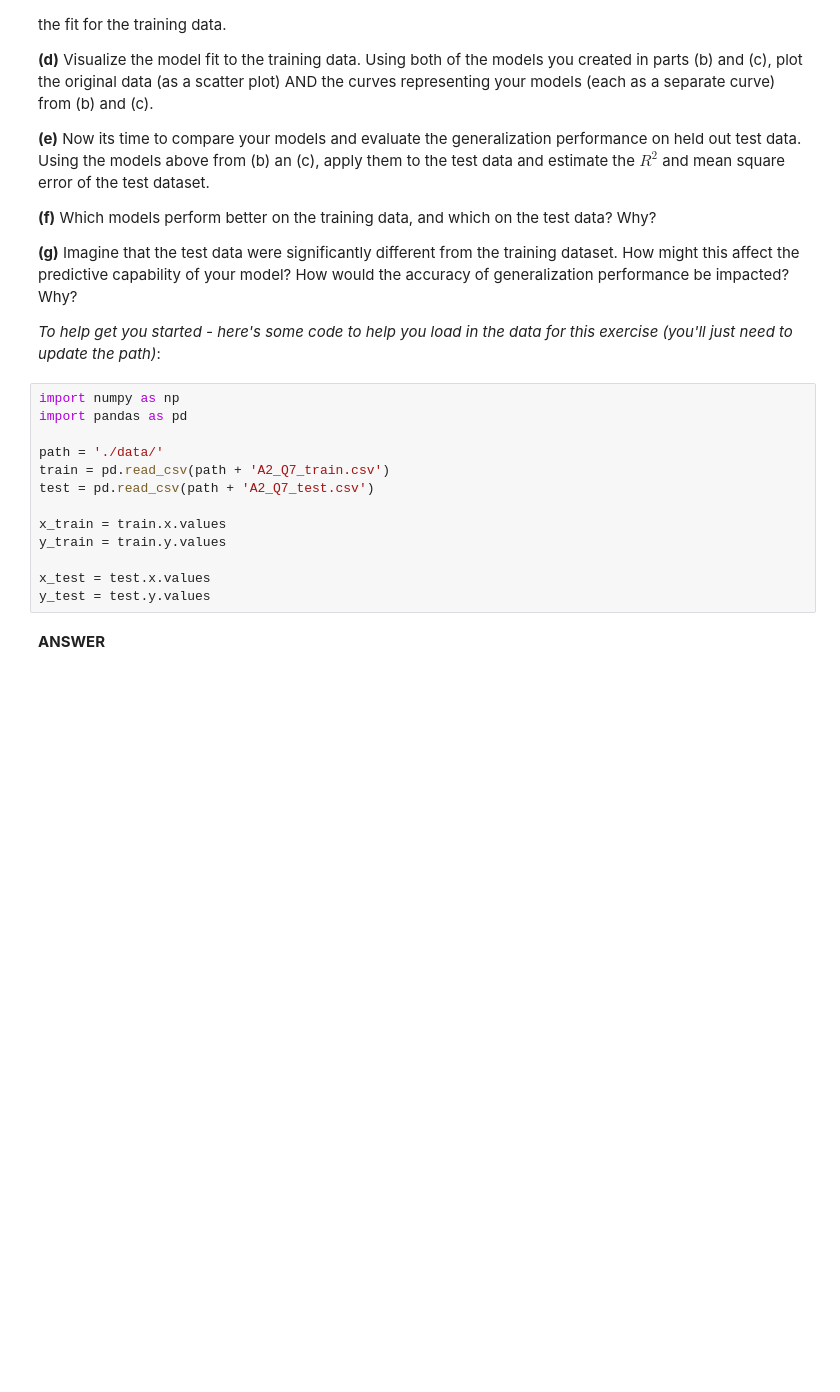
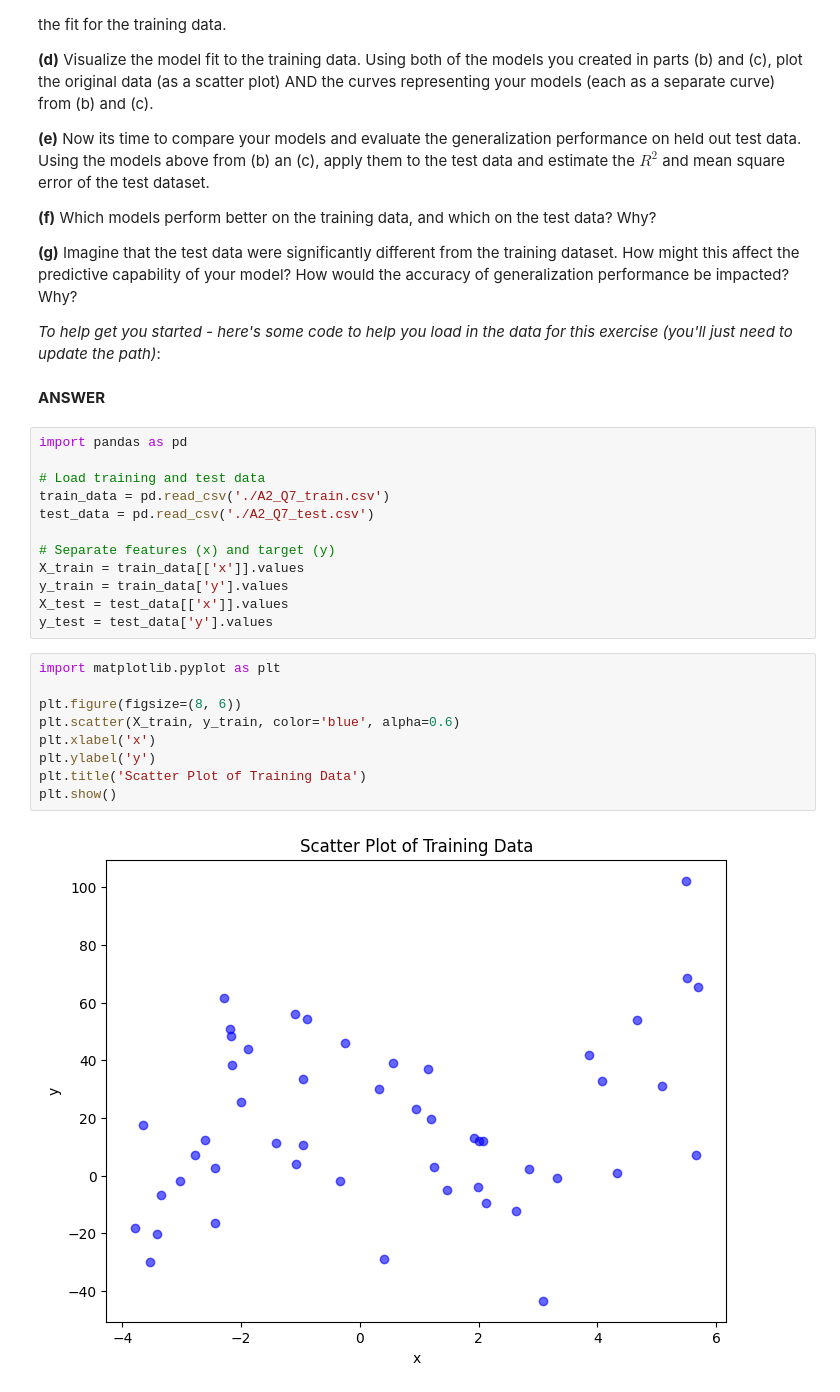
Before and after one commit to lorn-jaeger/CSCI-447, a Jupyter notebook: Assignment_2.ipynb, the cells around one changed output. Saved outputs shown, nothing was run; the diff lists cells and outputs as text; blank space fills up the shorter version.

```diff
--- a/Assignment_2.ipynb
+++ b/Assignment_2.ipynb
@@ -338,18 +360,28 @@ Here, the value of $k$ determines how flexible our model is.
 **(g)** Imagine that the test data were significantly different from the training dataset. How might this affect the predictive capability of your model? How would the accuracy of generalization performance be impacted? Why?
 
 *To help get you started - here's some code to help you load in the data for this exercise (you'll just need to update the path)*:
-# %%
-import numpy as np
-import pandas as pd
-
-path = './data/'
-train = pd.read_csv(path + 'A2_Q7_train.csv')
-test = pd.read_csv(path + 'A2_Q7_test.csv')
-
-x_train = train.x.values
-y_train = train.y.values
-
-x_test = test.x.values
-y_test = test.y.values
 # %% [markdown]
 **ANSWER**
+# %%
+import pandas as pd
+
+# Load training and test data
+train_data = pd.read_csv('./A2_Q7_train.csv')
+test_data = pd.read_csv('./A2_Q7_test.csv')
+
+# Separate features (x) and target (y)
+X_train = train_data[['x']].values
+y_train = train_data['y'].values
+X_test = test_data[['x']].values
+y_test = test_data['y'].values
+# %%
+import matplotlib.pyplot as plt
+
+plt.figure(figsize=(8, 6))
+plt.scatter(X_train, y_train, color='blue', alpha=0.6)
+plt.xlabel('x')
+plt.ylabel('y')
+plt.title('Scatter Plot of Training Data')
+plt.show()
+# %% [output]
+[figure, added]
```
Also changed, not shown: parts of 14 cells of this notebook.
